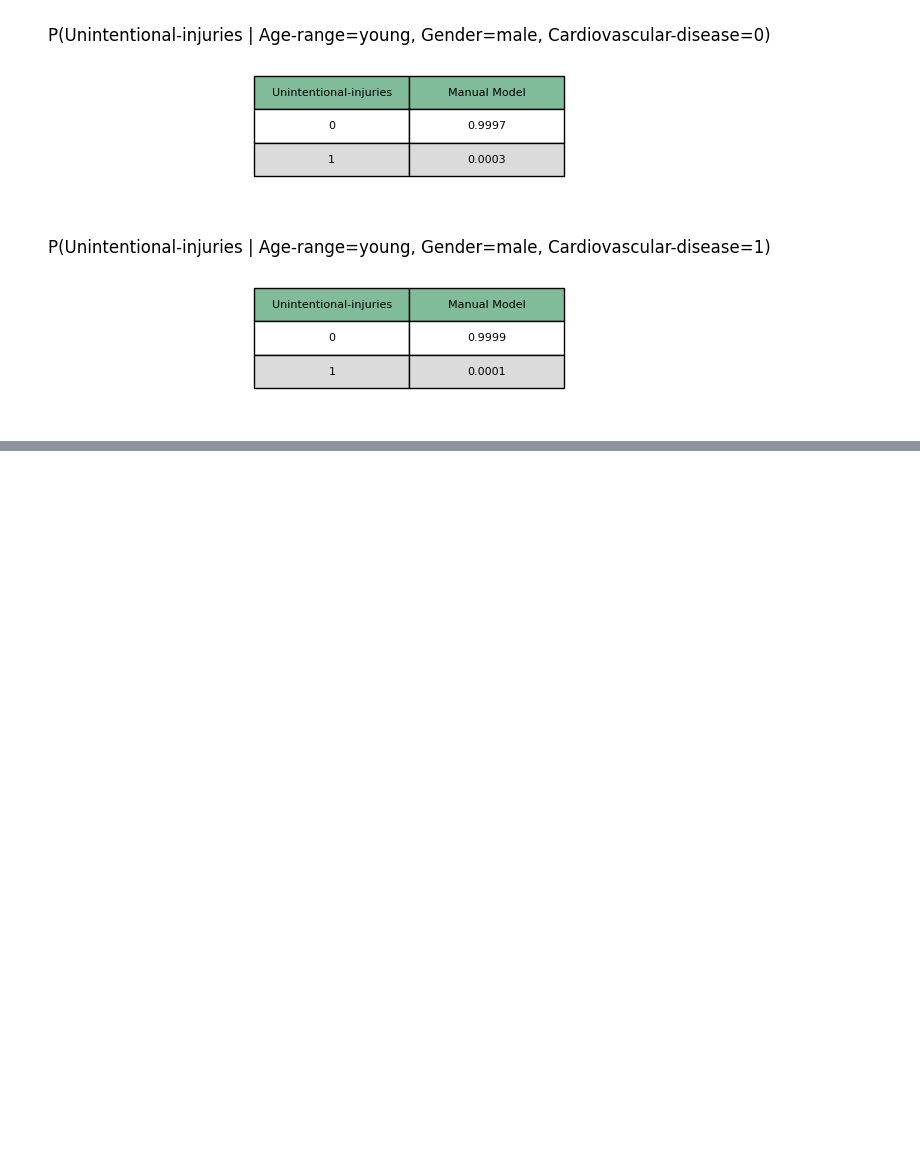
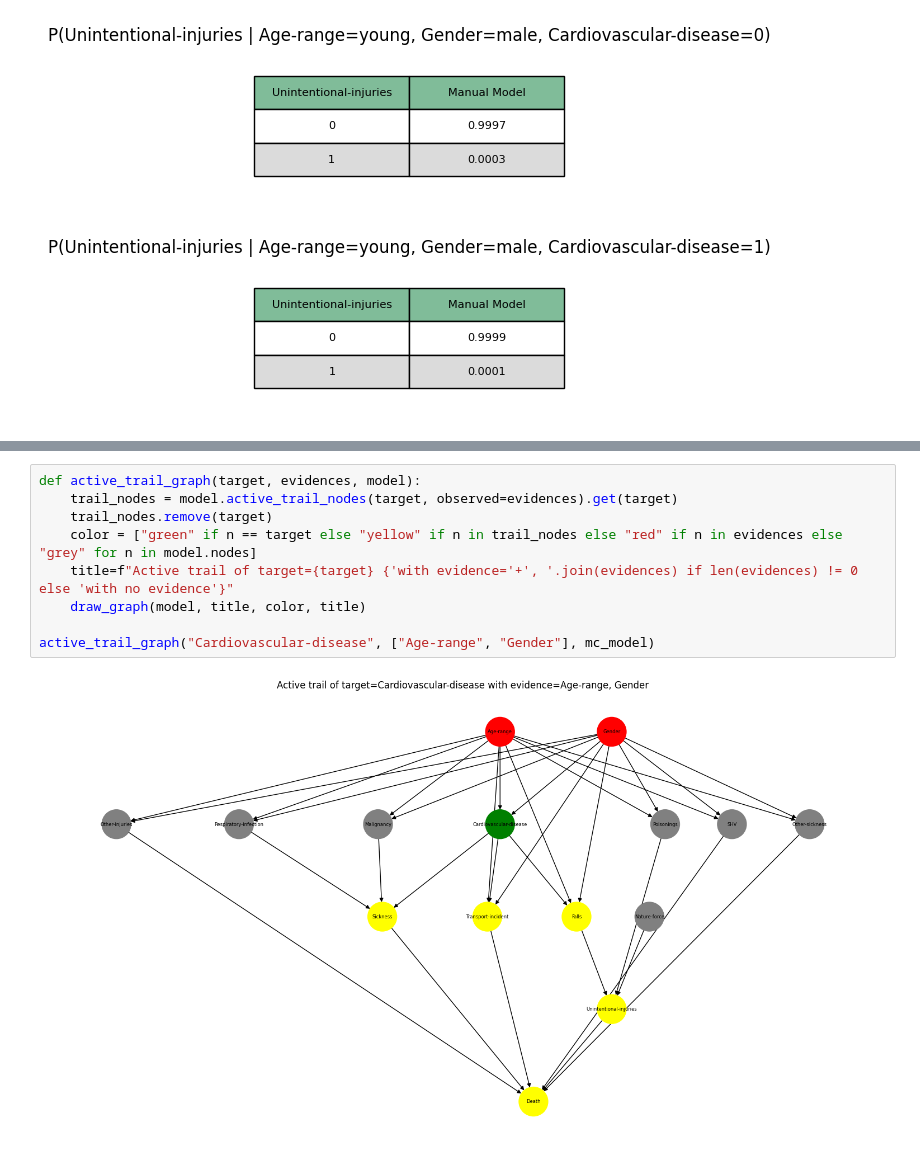
Before and after one commit to AndreaZecca/ByeBayes, a Jupyter notebook: project.ipynb, the cells around one changed output, grey strips where cells are left out. Drawn from its saved outputs; the diff is of its cells as text; blank space fills up the shorter version.

```diff
--- a/project.ipynb
+++ b/project.ipynb
@@ -540,0 +553,11 @@ print_queries(models, q)
+# %%
+def active_trail_graph(target, evidences, model):
+    trail_nodes = model.active_trail_nodes(target, observed=evidences).get(target)
+    trail_nodes.remove(target)
+    color = ["green" if n == target else "yellow" if n in trail_nodes else "red" if n in evidences else "grey" for n in model.nodes]
+    title=f"Active trail of target={target} {'with evidence='+', '.join(evidences) if len(evidences) != 0 else 'with no evidence'}"
+    draw_graph(model, title, color, title)
+
+active_trail_graph("Cardiovascular-disease", ["Age-range", "Gender"], mc_model)
+# %% [output]
+[figure, added]
```
Also changed, not shown: parts of 3 cells of this notebook.
